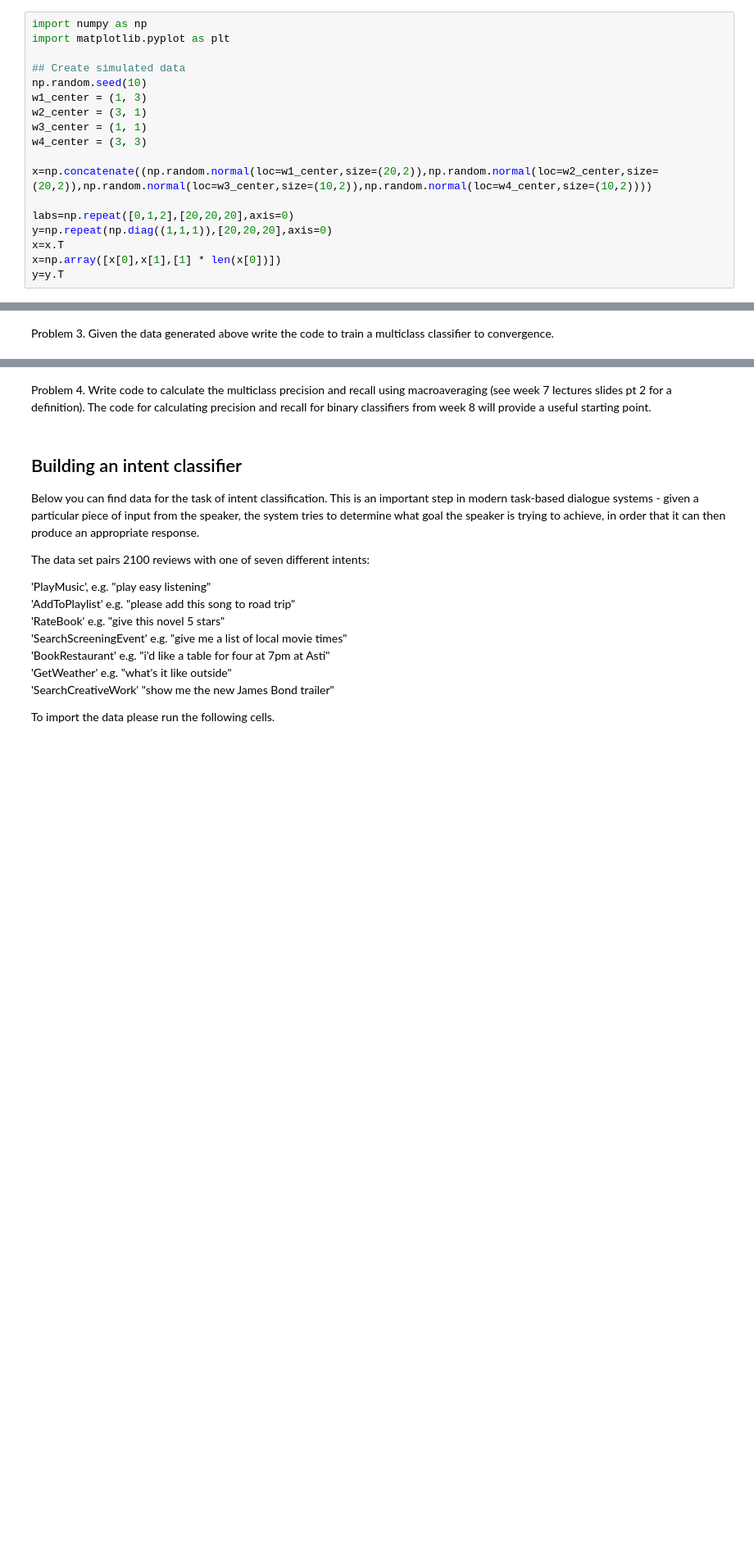
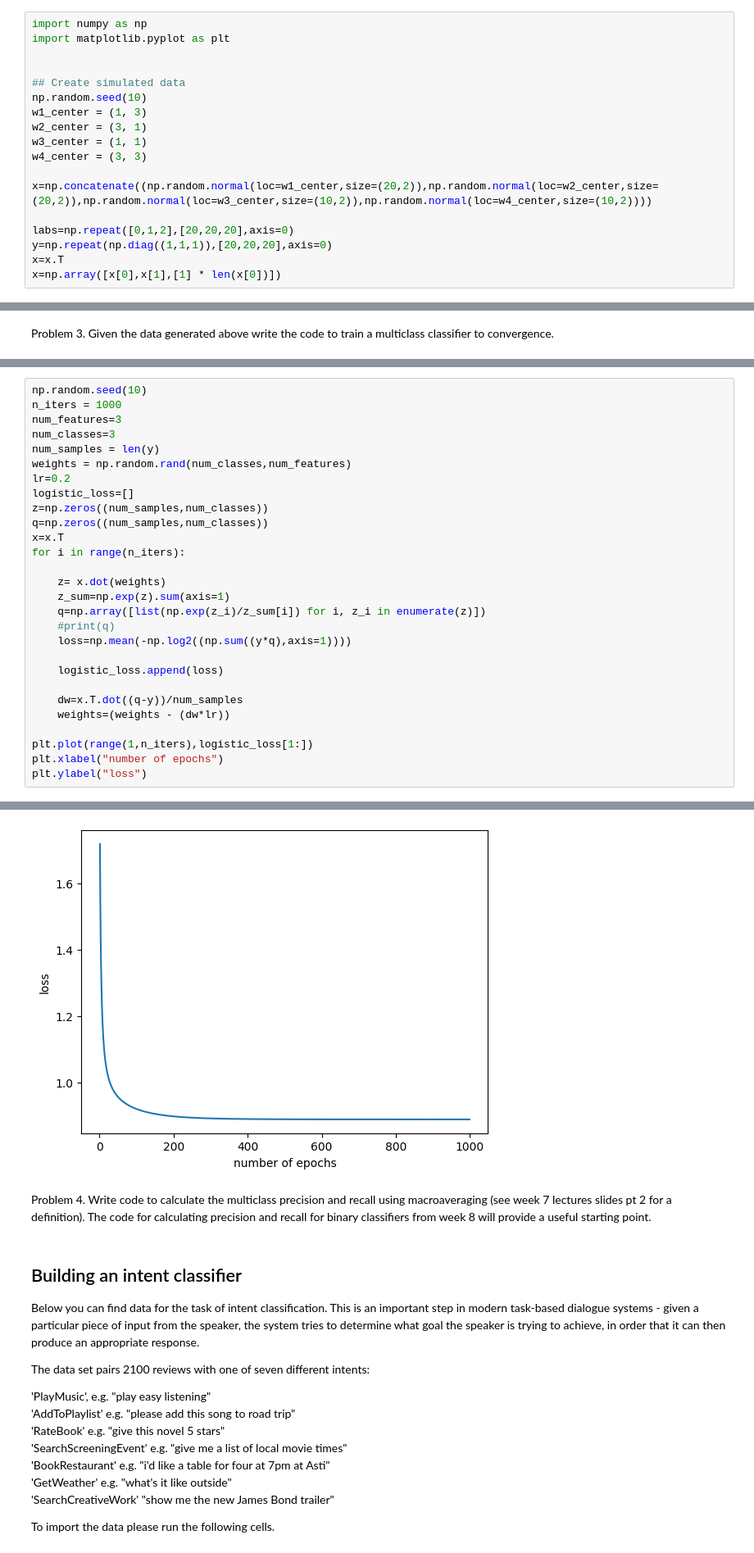
Before and after one commit to cbannard/lela60331_25-26, a Jupyter notebook: LELA60331_Week_9_Seminar.ipynb, the cells around one changed output, grey strips where cells are left out. Shown at 82% size. Drawn from its saved outputs; the diff is of its cells as text; blank space fills up the shorter version.

```diff
--- a/LELA60331_Week_9_Seminar.ipynb
+++ b/LELA60331_Week_9_Seminar.ipynb
@@ -31,6 +31,7 @@ Now we generate a full dataset for softmax classification
 # %%
 import numpy as np
 import matplotlib.pyplot as plt
+
 
 ## Create simulated data
 np.random.seed(10)
@@ -45,7 +46,6 @@ labs=np.repeat([0,1,2],[20,20,20],axis=0)
 y=np.repeat(np.diag((1,1,1)),[20,20,20],axis=0)
 x=x.T
 x=np.array([x[0],x[1],[1] * len(x[0])])
-y=y.T
 # %%
 plt.scatter(x[0][labs==0], x[1][labs==0], marker='*', s=100)
 plt.scatter(x[0][labs==1], x[1][labs==1], marker='o', s=100)
@@ -93,0 +62,29 @@ for i in range(n_iters):
+# %%
+np.random.seed(10)
+n_iters = 1000
+num_features=3
+num_classes=3
+num_samples = len(y)
+weights = np.random.rand(num_classes,num_features)
+lr=0.2
+logistic_loss=[]
+z=np.zeros((num_samples,num_classes))
+q=np.zeros((num_samples,num_classes))
+x=x.T
+for i in range(n_iters):
+
+    z= x.dot(weights)
+    z_sum=np.exp(z).sum(axis=1)
+    q=np.array([list(np.exp(z_i)/z_sum[i]) for i, z_i in enumerate(z)])
+    #print(q)
+    loss=np.mean(-np.log2((np.sum((y*q),axis=1))))
+
+    logistic_loss.append(loss)
+
+    dw=x.T.dot((q-y))/num_samples
+    weights=(weights - (dw*lr))
+
+plt.plot(range(1,n_iters),logistic_loss[1:])
+plt.xlabel("number of epochs")
+plt.ylabel("loss")
+# %% [output]
@@ -94,3 +92,4 @@ for i in range(n_iters):
+[figure, added]
 # %% [markdown]
 Problem 4.  Write code to calculate the multiclass precision and recall using macroaveraging (see week 7 lectures slides pt 2 for a definition). The code for calculating precision and recall for binary classifiers from week 8 will provide a useful starting point.
 # %% [markdown]
```
Also changed, not shown: parts of 2 cells of this notebook.
